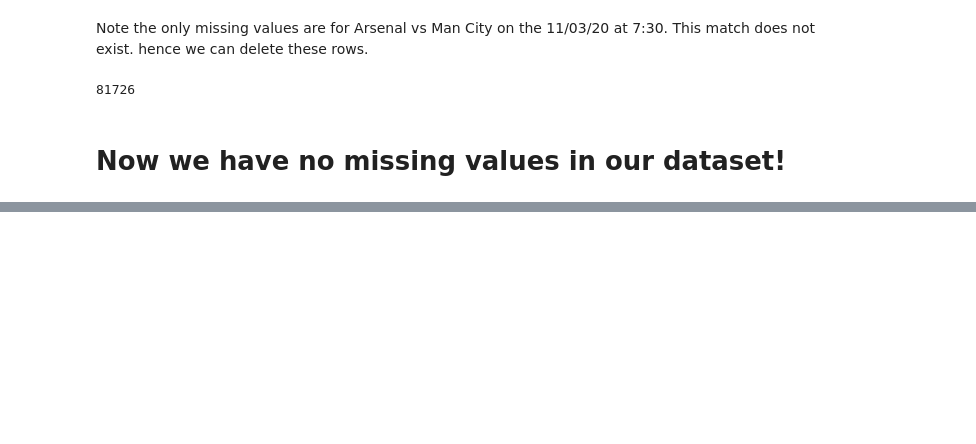
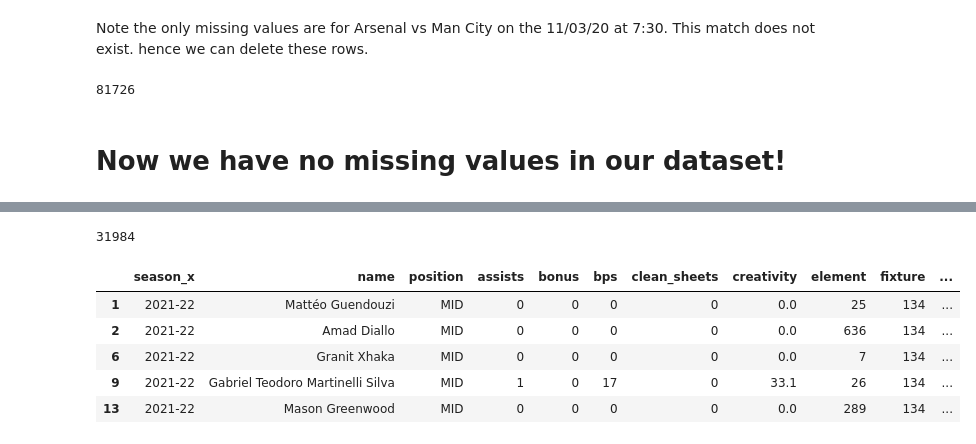
Before and after one commit to hledwards33/FPL_Predictive_Team_Selection, a Jupyter notebook: Data Analysis.ipynb, the cells around one changed output, grey strips where cells are left out. Saved outputs shown, nothing was run; the diff lists cells and outputs as text; code cells hidden in the pictures; blank space fills up the shorter version.

```diff
--- a/Data Analysis.ipynb
+++ b/Data Analysis.ipynb
@@ -195,0 +238,12 @@ Next we want to find values that are correlated with total_points
+# %%
+midfielders = df[df['position']=="MID"]
+print(len(midfielders.index))
+midfielders.head()
+# %% [output]
+31984
+|  | season_x | name | position | assists | bonus | bps | clean_sheets | creativity | element | fixture | ... |
+| 1 | 2021-22 | Mattéo Guendouzi | MID | 0 | 0 | 0 | 0 | 0.0 | 25 | 134 | ... |
+| 2 | 2021-22 | Amad Diallo | MID | 0 | 0 | 0 | 0 | 0.0 | 636 | 134 | ... |
+| 6 | 2021-22 | Granit Xhaka | MID | 0 | 0 | 0 | 0 | 0.0 | 7 | 134 | ... |
+| 9 | 2021-22 | Gabriel Teodoro Martinelli Silva | MID | 1 | 0 | 17 | 0 | 33.1 | 26 | 134 | ... |
+| 13 | 2021-22 | Mason Greenwood | MID | 0 | 0 | 0 | 0 | 0.0 | 289 | 134 | ... |
```
Also changed, not shown: parts of 15 cells of this notebook, 1 other file.
